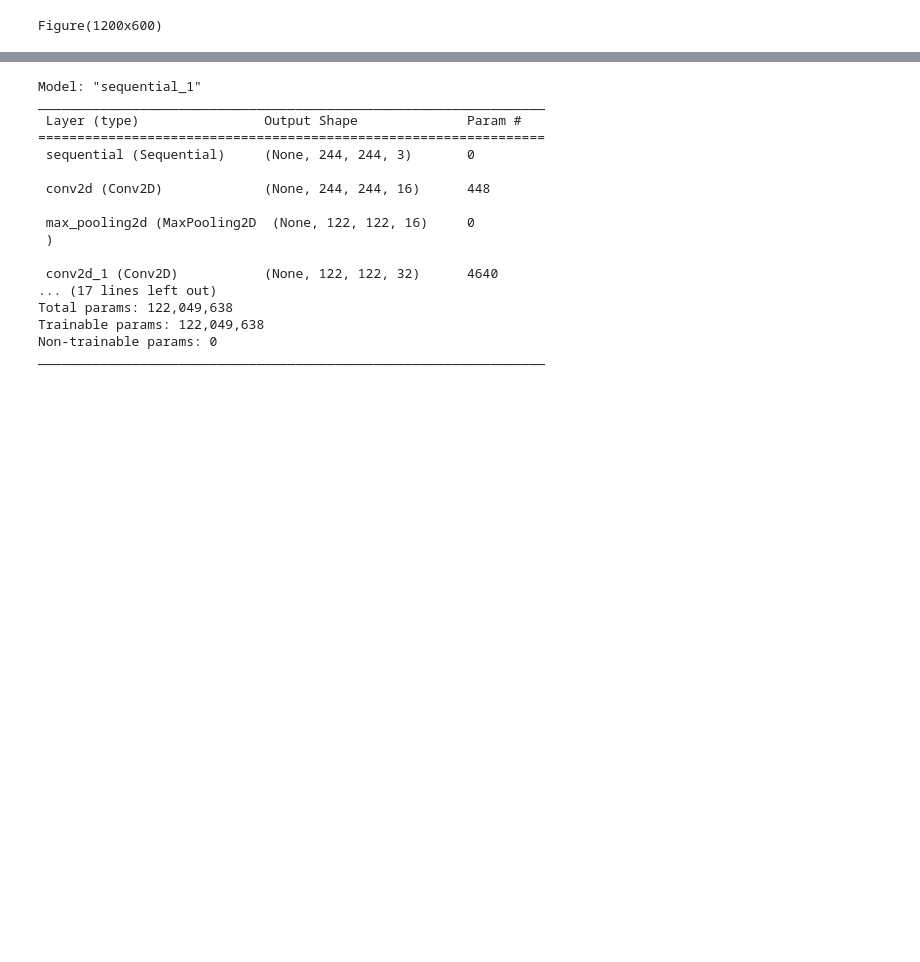
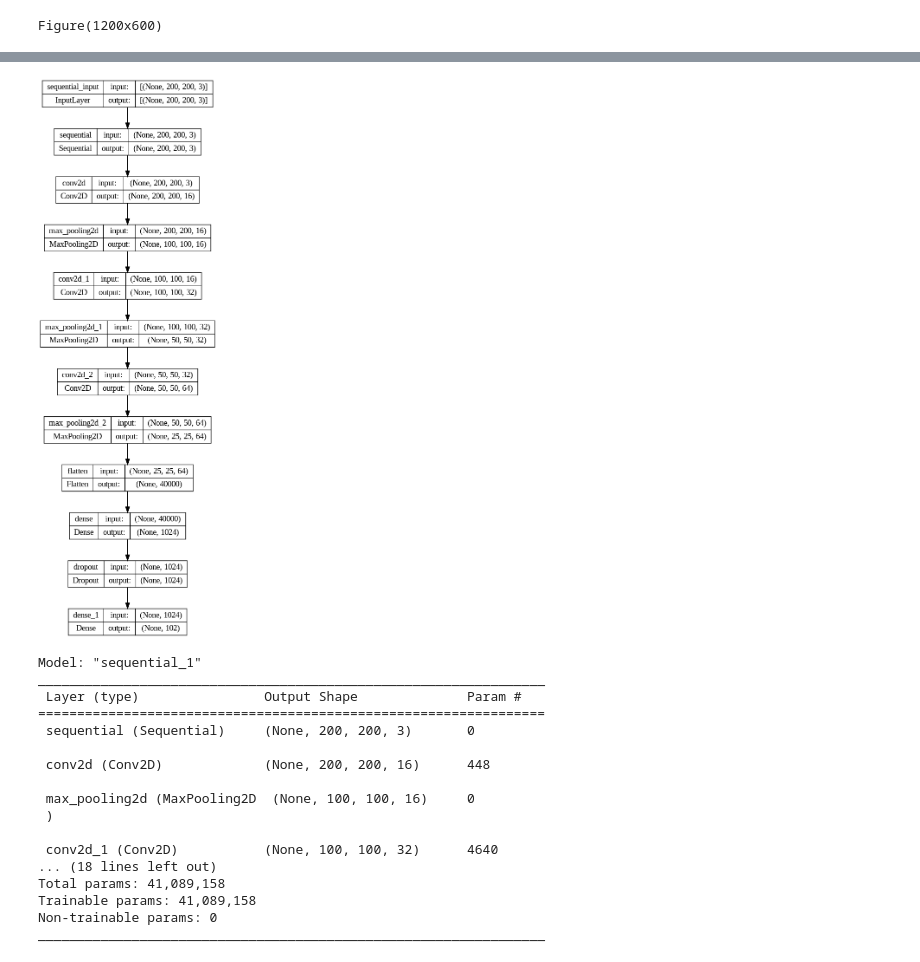
Before and after one commit to lizzy02g/INT2-Image-Classification, a Jupyter notebook: Flowers.ipynb, the cells around one changed output, grey strips where cells are left out. Saved outputs shown, nothing was run; the diff lists cells and outputs as text; code cells hidden in the pictures; blank space fills up the shorter version.

```diff
--- a/Flowers.ipynb
+++ b/Flowers.ipynb
@@ -31,12 +27,12 @@ Validation size tf.Tensor(1020, shape=(), dtype=int64)
 # %%
 def resize_image(image, label):
-  image = tf.image.resize(image, (244, 244))/255.0
+  image = tf.image.resize(image, (200, 200), preserve_aspect_ratio=False)/255.0
   return image, label
 
-batch_size = 32
+batch_size = 256
 
-test_batches = test.cache().map(resize_image).batch(batch_size)
-train_batches = train.cache().map(resize_image).shuffle(train_size, reshuffle_each_iteration=True).repeat(6).batch(batch_size).prefetch(tf.data.AUTOTUNE)
+test_batches = test.map(resize_image).batch(batch_size)
+train_batches = train.cache().map(resize_image).shuffle(train_size, reshuffle_each_iteration=True).repeat(60).batch(batch_size).prefetch(tf.data.AUTOTUNE)
 validation_batches = validation.cache().map(resize_image).batch(batch_size).prefetch(tf.data.AUTOTUNE)
 # %%
 #Number of flower classes
@@ -58,28 +54,31 @@ Figure(1200x600)
 # %%
 #Data augmentation
 data_augmentation = keras.Sequential([
+  layers.RandomContrast(0.5),
   layers.RandomFlip("horizontal_and_vertical"),
-  layers.RandomRotation(0.2),
+  layers.RandomTranslation(0.2, 0.2, fill_mode='reflect'),
+  layers.RandomZoom(0.3, fill_mode='reflect'),
+  layers.RandomRotation(0.2)
 ])
 # %%
 #Defining our model with its layers
 model = keras.Sequential([
     data_augmentation,
-    layers.Conv2D(16, 3, strides=1, padding='same', activation='relu'),
+    layers.Conv2D(16, 3, strides=1, padding='same', activation='relu', kernel_constraint=max_norm(2.)),
     layers.MaxPooling2D(pool_size=(2, 2), strides=None, padding='valid'),
-    layers.Conv2D(32, 3, strides=1, padding='same', activation='relu'),
-    layers.Conv2D(32, 3, strides=1, padding='same', activation='relu'),
+    layers.Conv2D(32, 3, strides=1, padding='same', activation='relu', kernel_constraint=max_norm(2.)),
+    layers.MaxPooling2D(pool_size=(2, 2), strides=None, padding='valid'),
+    layers.Conv2D(64, 3, strides=1, padding='same', activation='relu', kernel_constraint=max_norm(2.)),
     layers.MaxPooling2D(pool_size=(2, 2), strides=None, padding='valid'),
     layers.Flatten(),
-    layers.Dropout(0.5),
-    layers.Dense(1024, activation='relu'),
+    layers.Dense(1024, activation='relu', kernel_constraint=max_norm(2.)),
     layers.Dropout(0.5),
     layers.Dense(num_classes, activation='softmax')
 ])
 # %%
 #Compiles our model
 model.compile(
-  optimizer=keras.optimizers.Adam(learning_rate=0.001),
+  optimizer=keras.optimizers.Adam(learning_rate=0.0001),
   loss=keras.losses.SparseCategoricalCrossentropy(), #Sparse means labels can be integers rather than one-hot enocded
   metrics=['accuracy']
   )
@@ -113,3 +143,7 @@ Epoch 20/20
+# %%
+plot_model(model, show_shapes=True, to_file='residual_module.png')
+# %% [output]
+[figure, added]
 # %%
 model.summary()
 # %% [output]
@@ -117,16 +151,16 @@ Model: "sequential_1"
 _________________________________________________________________
  Layer (type)                Output Shape              Param #
 =================================================================
- sequential (Sequential)     (None, 244, 244, 3)       0
+ sequential (Sequential)     (None, 200, 200, 3)       0
 
- conv2d (Conv2D)             (None, 244, 244, 16)      448
+ conv2d (Conv2D)             (None, 200, 200, 16)      448
 
- max_pooling2d (MaxPooling2D  (None, 122, 122, 16)     0
+ max_pooling2d (MaxPooling2D  (None, 100, 100, 16)     0
  )
 
- conv2d_1 (Conv2D)           (None, 122, 122, 32)      4640
-... (17 lines left out)
-Total params: 122,049,638
-Trainable params: 122,049,638
+ conv2d_1 (Conv2D)           (None, 100, 100, 32)      4640
+... (18 lines left out)
+Total params: 41,089,158
+Trainable params: 41,089,158
 Non-trainable params: 0
 _________________________________________________________________
```
Also changed, not shown: parts of 7 cells of this notebook.
